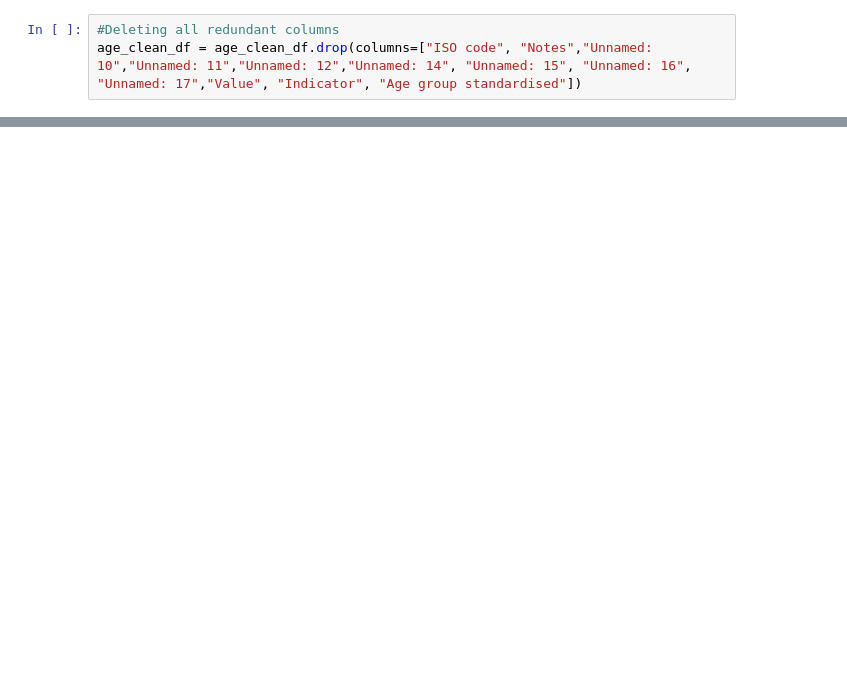
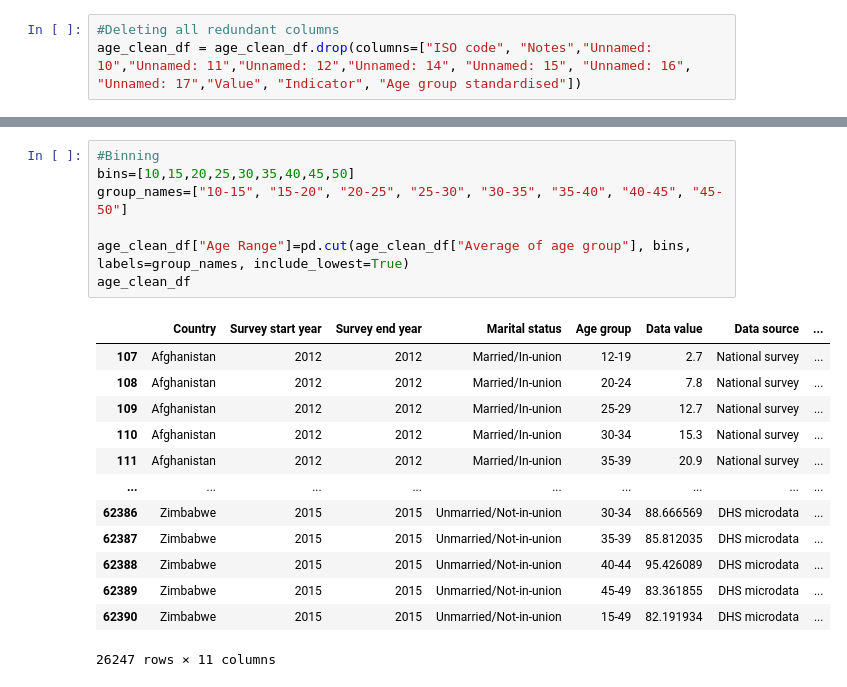
Before and after one commit to AidanDavid/development_vs_fertility, a Jupyter notebook: Vidushi/main_vidushi.ipynb, the cells around one changed output, grey strips where cells are left out. Drawn from its saved outputs; the diff is of its cells as text; blank space fills up the shorter version.

```diff
--- a/Vidushi/main_vidushi.ipynb
+++ b/Vidushi/main_vidushi.ipynb
@@ -58,0 +121,21 @@ rows=len(age_clean_df)
+# %%
+#Binning
+bins=[10,15,20,25,30,35,40,45,50]
+group_names=["10-15", "15-20", "20-25", "25-30", "30-35", "35-40", "40-45", "45-50"]
+
+age_clean_df["Age Range"]=pd.cut(age_clean_df["Average of age group"], bins, labels=group_names, include_lowest=True)
+age_clean_df
+# %% [output]
+|  | Country | Survey start year | Survey end year | Marital status | Age group | Data value | Data source | ... |
+| 107 | Afghanistan | 2012 | 2012 | Married/In-union | 12-19 | 2.7 | National survey | ... |
+| 108 | Afghanistan | 2012 | 2012 | Married/In-union | 20-24 | 7.8 | National survey | ... |
+| 109 | Afghanistan | 2012 | 2012 | Married/In-union | 25-29 | 12.7 | National survey | ... |
+| 110 | Afghanistan | 2012 | 2012 | Married/In-union | 30-34 | 15.3 | National survey | ... |
+| 111 | Afghanistan | 2012 | 2012 | Married/In-union | 35-39 | 20.9 | National survey | ... |
+| ... | ... | ... | ... | ... | ... | ... | ... | ... |
+| 62386 | Zimbabwe | 2015 | 2015 | Unmarried/Not-in-union | 30-34 | 88.666569 | DHS microdata | ... |
+| 62387 | Zimbabwe | 2015 | 2015 | Unmarried/Not-in-union | 35-39 | 85.812035 | DHS microdata | ... |
+| 62388 | Zimbabwe | 2015 | 2015 | Unmarried/Not-in-union | 40-44 | 95.426089 | DHS microdata | ... |
+| 62389 | Zimbabwe | 2015 | 2015 | Unmarried/Not-in-union | 45-49 | 83.361855 | DHS microdata | ... |
+| 62390 | Zimbabwe | 2015 | 2015 | Unmarried/Not-in-union | 15-49 | 82.191934 | DHS microdata | ... |
+26247 rows × 11 columns
```
Also changed, not shown: parts of 9 cells of this notebook.
